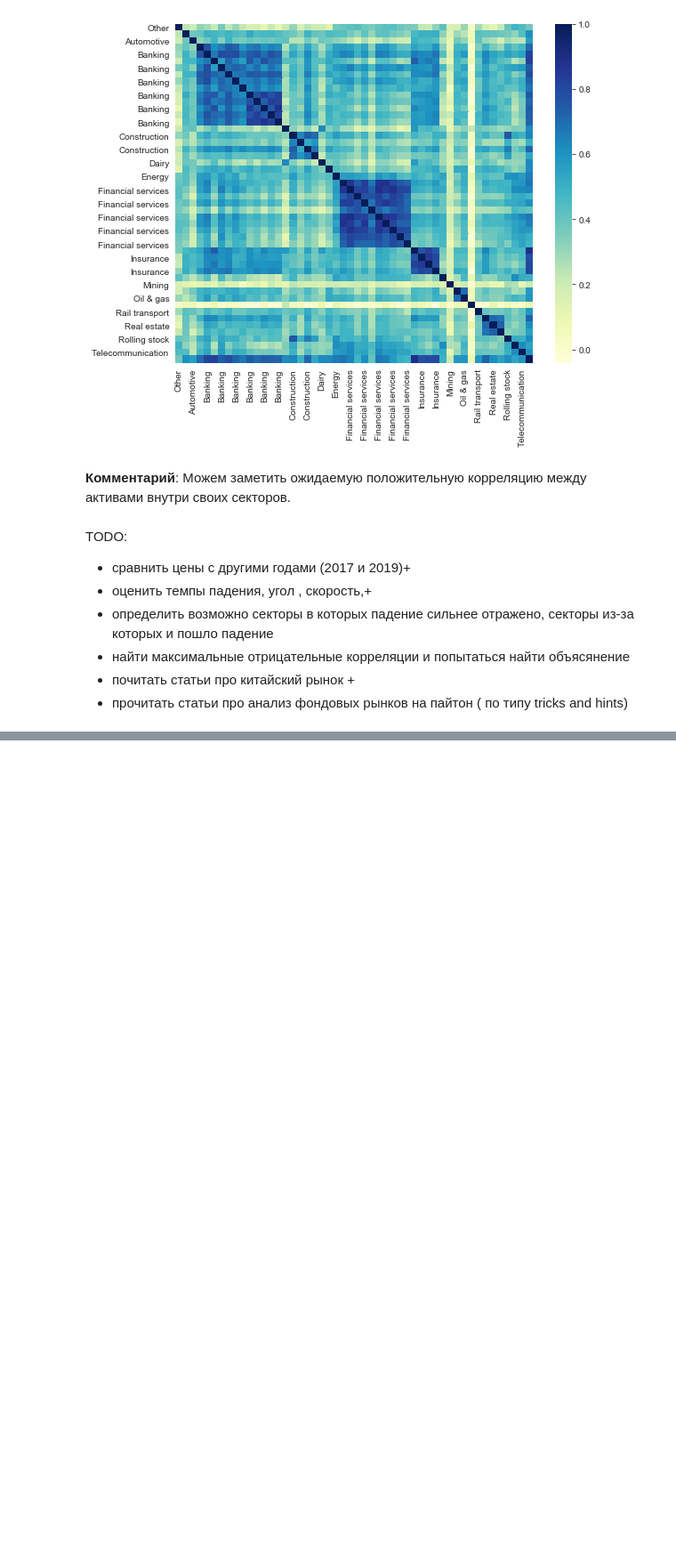
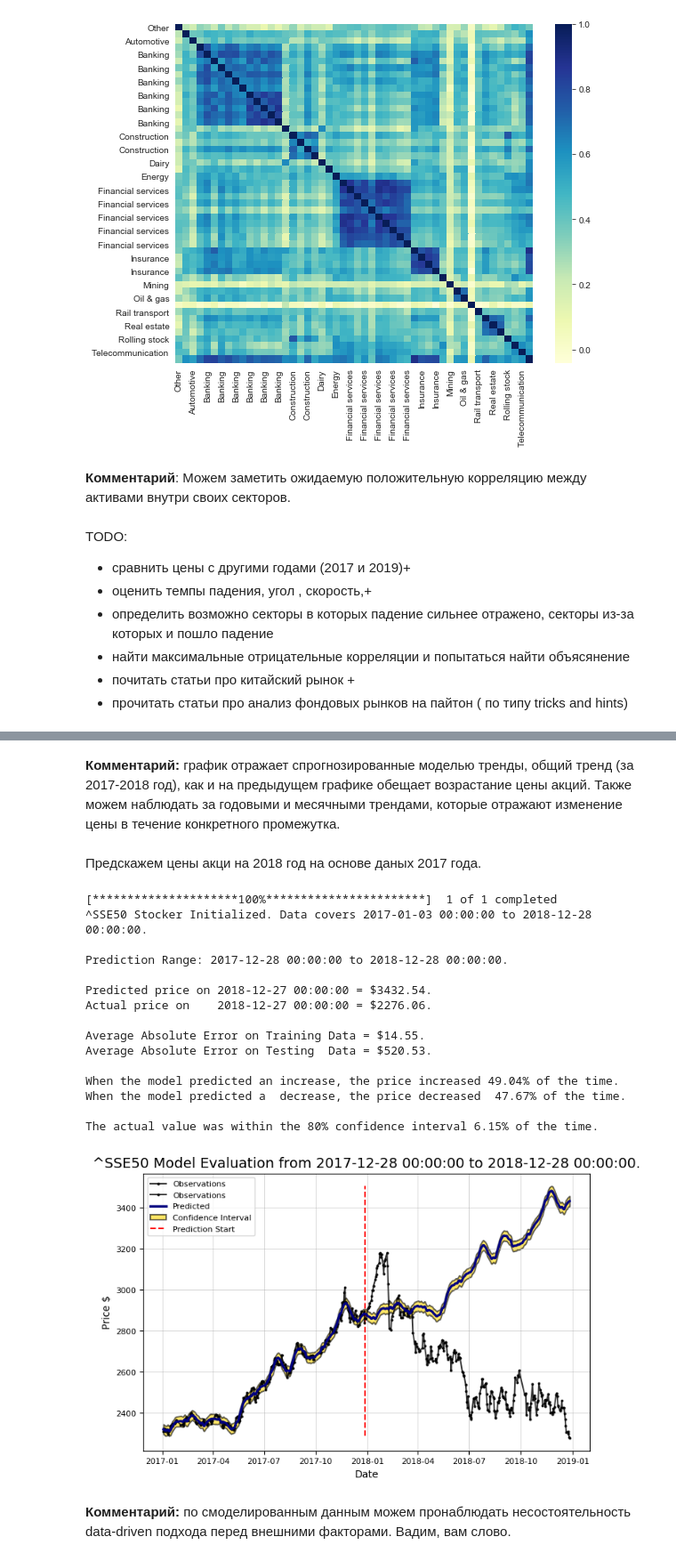
Before and after one commit to CodeSopranos/lab-1-financial-operations, a Jupyter notebook: report.ipynb, the cells around one changed output, grey strips where cells are left out. Shown at 89% size. Saved outputs shown, nothing was run; the diff lists cells and outputs as text; code cells hidden in the pictures; blank space fills up the shorter version.

```diff
--- a/report.ipynb
+++ b/report.ipynb
@@ -1298,0 +1323,26 @@ TODO:
+# %% [markdown]
+**Комментарий:** график отражает спрогнозированные моделью тренды, общий тренд (за 2017-2018 год), как и на предыдущем графике обещает возрастание цены акций. Также можем наблюдать за годовыми и месячными трендами, которые отражают изменение цены в течение конкретного промежутка.
+# %% [markdown]
+Предскажем цены акци на 2018 год на основе даных 2017 года.
+# %%
+sse_50_hist = Stocker('^SSE50', "2017-01-01", "2019-01-01")
+sse_50_hist.evaluate_prediction()
+# %% [output]
+[*********************100%***********************]  1 of 1 completed
+^SSE50 Stocker Initialized. Data covers 2017-01-03 00:00:00 to 2018-12-28 00:00:00.
+
+Prediction Range: 2017-12-28 00:00:00 to 2018-12-28 00:00:00.
+
+Predicted price on 2018-12-27 00:00:00 = $3432.54.
+Actual price on    2018-12-27 00:00:00 = $2276.06.
+
+Average Absolute Error on Training Data = $14.55.
+Average Absolute Error on Testing  Data = $520.53.
+
+When the model predicted an increase, the price increased 49.04% of the time.
+When the model predicted a  decrease, the price decreased  47.67% of the time.
+
+The actual value was within the 80% confidence interval 6.15% of the time.
+[figure, added]
+# %% [markdown]
+**Комментарий:** по смоделированным данным можем пронаблюдать несостоятельность data-driven подхода перед внешними факторами. Вадим, вам слово.
```
Also changed, not shown: parts of 6 cells of this notebook, 2 other files.
